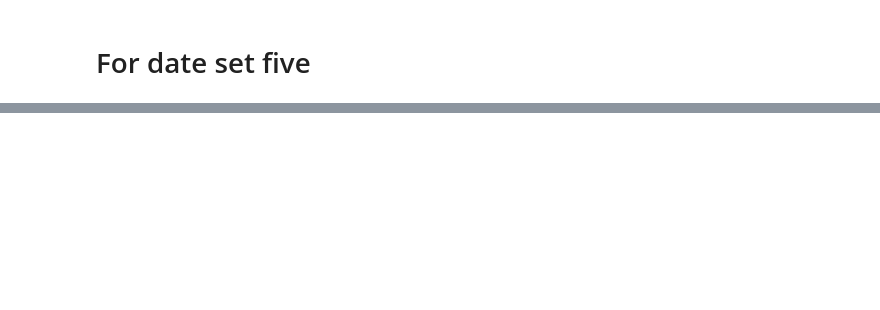
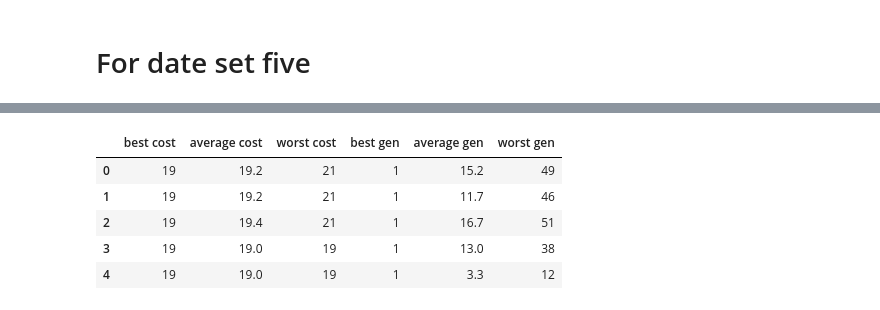
Before and after one commit to SavasKoeklu/NEC_A4, a Jupyter notebook: Analysis.ipynb, the cells around one changed output, grey strips where cells are left out. Cells and saved outputs as stored; diff of their text form; code cells hidden in the pictures; blank space fills up the shorter version.

```diff
--- a/Analysis.ipynb
+++ b/Analysis.ipynb
@@ -155,0 +200,16 @@ KeyboardInterrupt:
+# %%
+cols = list(df.columns)
+cols.remove("num_generations")
+df = df[cols].copy()
+
+parameter_df = df.iloc[:,:7]
+parameter_df.head()
+result_df = df.iloc[:,7:]
+result_df.head()
+# %% [output]
+|  | best cost | average cost | worst cost | best gen | average gen | worst gen |
+| 0 | 19 | 19.2 | 21 | 1 | 15.2 | 49 |
+| 1 | 19 | 19.2 | 21 | 1 | 11.7 | 46 |
+| 2 | 19 | 19.4 | 21 | 1 | 16.7 | 51 |
+| 3 | 19 | 19.0 | 19 | 1 | 13.0 | 38 |
+| 4 | 19 | 19.0 | 19 | 1 | 3.3 | 12 |
```
Also changed, not shown: parts of 7 cells of this notebook, 1 other file.
